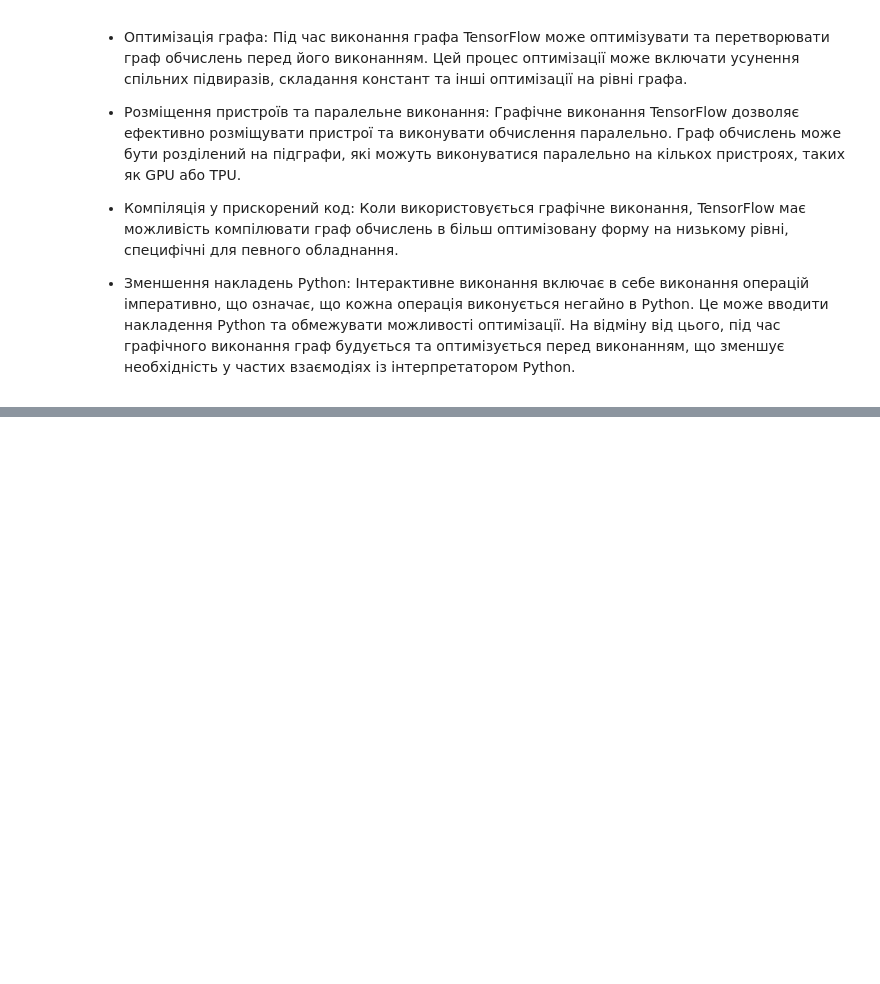
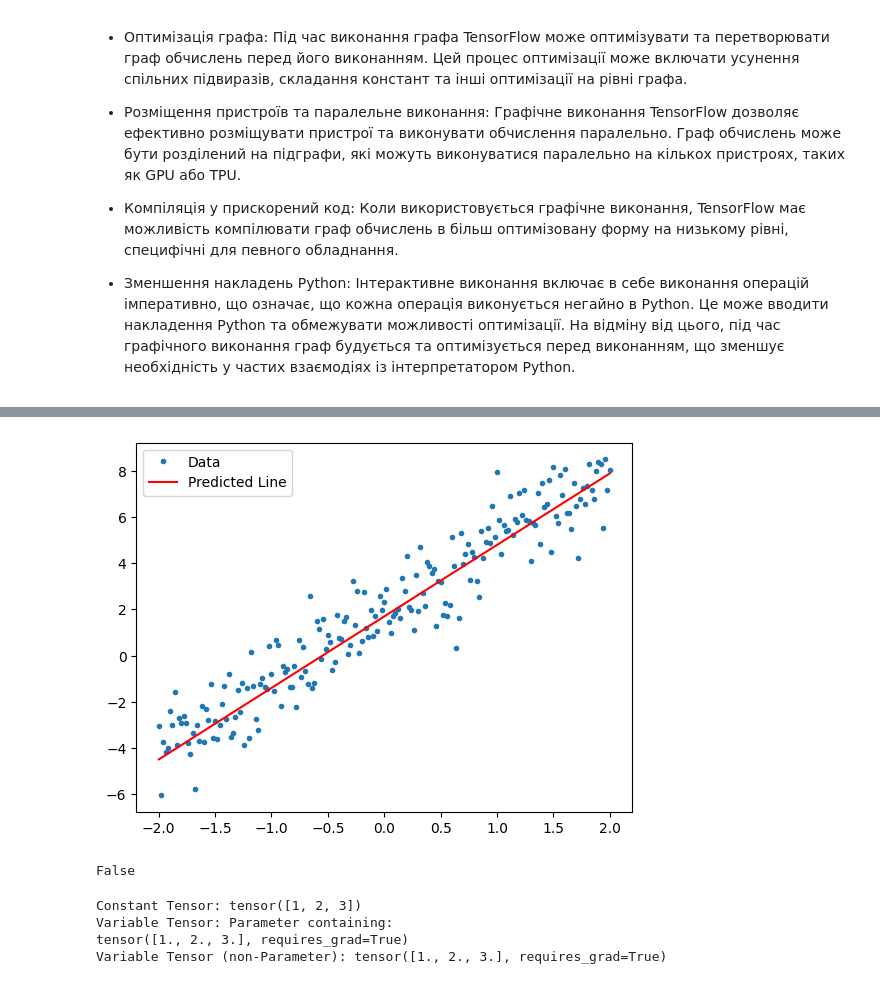
Before and after one commit to pm012/DataScience_sandbox, a Jupyter notebook: notebooks/module8/module_8_02_Tensorflow_Pytorch.ipynb, the cells around one changed output, grey strips where cells are left out. Drawn from its saved outputs; the diff is of its cells as text; code cells hidden in the pictures; blank space fills up the shorter version.

```diff
--- a/notebooks/module8/module_8_02_Tensorflow_Pytorch.ipynb
+++ b/notebooks/module8/module_8_02_Tensorflow_Pytorch.ipynb
@@ -260,0 +442,21 @@ Graph execution: 1.6917756969996844 seconds
+# %%
+def loss(target_y, predicted_y):
+    return tf.reduce_mean(tf.square(target_y - predicted_y))
+
+
+def train(model, x, y, learning_rate=0.01):
+    # backpropagation
+    with tf.GradientTape() as tape:
+        current_loss = loss(y, model(x))
+    dw, db = tape.gradient(current_loss, [model.w, model.b])
+    model.w.assign_sub(learning_rate * dw)
+    model.b.assign_sub(learning_rate * db)
+
+def training_loop(model, x, y):
+    for epoch in range(10):
+        train(model, x, y, learning_rate=0.1)
+        current_loss = loss(y, model(x))
+        print(f"Epoch {epoch}: Loss: {current_loss.numpy()}, w: {model.w.numpy()}, b: {model.b.numpy()}")
+# %%
+linear_model = LinearModel(name="linear_model")
+training_loop(linear_model, x, y)
@@ -260,0 +474,10 @@ Graph execution: 1.6917756969996844 seconds
+# %%
+y_pred = linear_model(x)
+
+# Plot all the data
+plt.plot(x, y, '.', label='Data')
+plt.plot(x, y_pred, label='Predicted Line', color='red')
+plt.legend()
+plt.show()
+# %% [output]
+[figure, added]
@@ -260,0 +486,23 @@ Graph execution: 1.6917756969996844 seconds
+# %%
+torch.cuda.is_available()
+# %% [output]
+False
+# %%
+# Using torch.tensor (similar to tf.constant)
+constant_tensor = torch.tensor([1,2,3])
+
+# Using torch.nn.Parameter (similar to tf.Variable)
+variable_tensor = torch.nn.Parameter(torch.tensor([1,2,3], dtype=torch.float32))
+
+# If you want to create a regular tensor (not a parameter) with requires_grad=True, you can do so like this:
+variable_tensor_non_param = torch.tensor([1,2,3], dtype=torch.float32, requires_grad=True)
+
+# Print the tensors to verify
+print("Constant Tensor:", constant_tensor) # output: tensor([1, 2, 3])
+print("Variable Tensor:", variable_tensor) # output: Parameter containing: tensor([1, 2, 3], requires_grad=True)
+print("Variable Tensor (non-Parameter):", variable_tensor_non_param) # output: tensor([1., 2., 3.], requires_grad=True)
+# %% [output]
+Constant Tensor: tensor([1, 2, 3])
+Variable Tensor: Parameter containing:
+tensor([1., 2., 3.], requires_grad=True)
+Variable Tensor (non-Parameter): tensor([1., 2., 3.], requires_grad=True)
```
Also changed, not shown: parts of 22 cells of this notebook, 2 other files.
